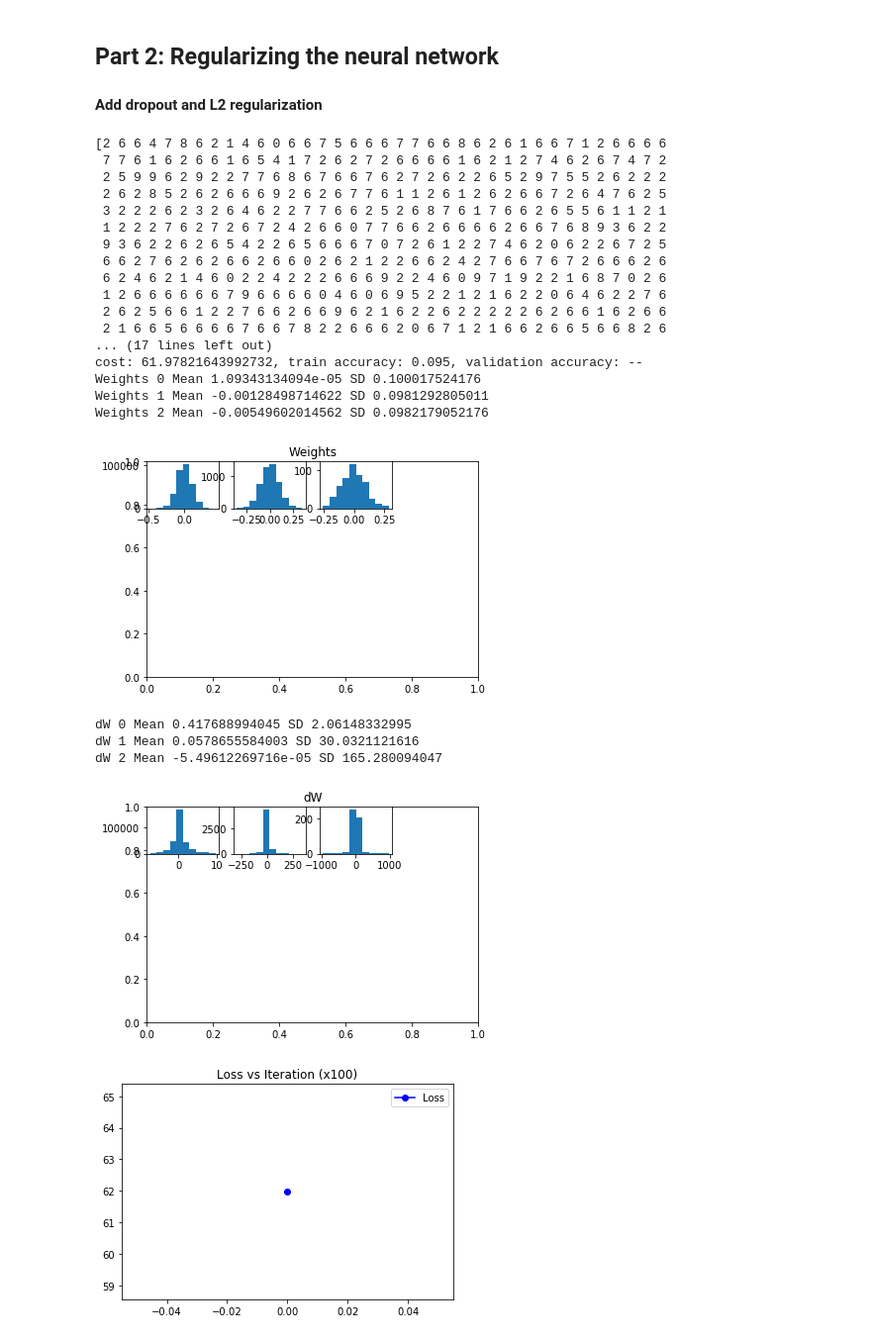
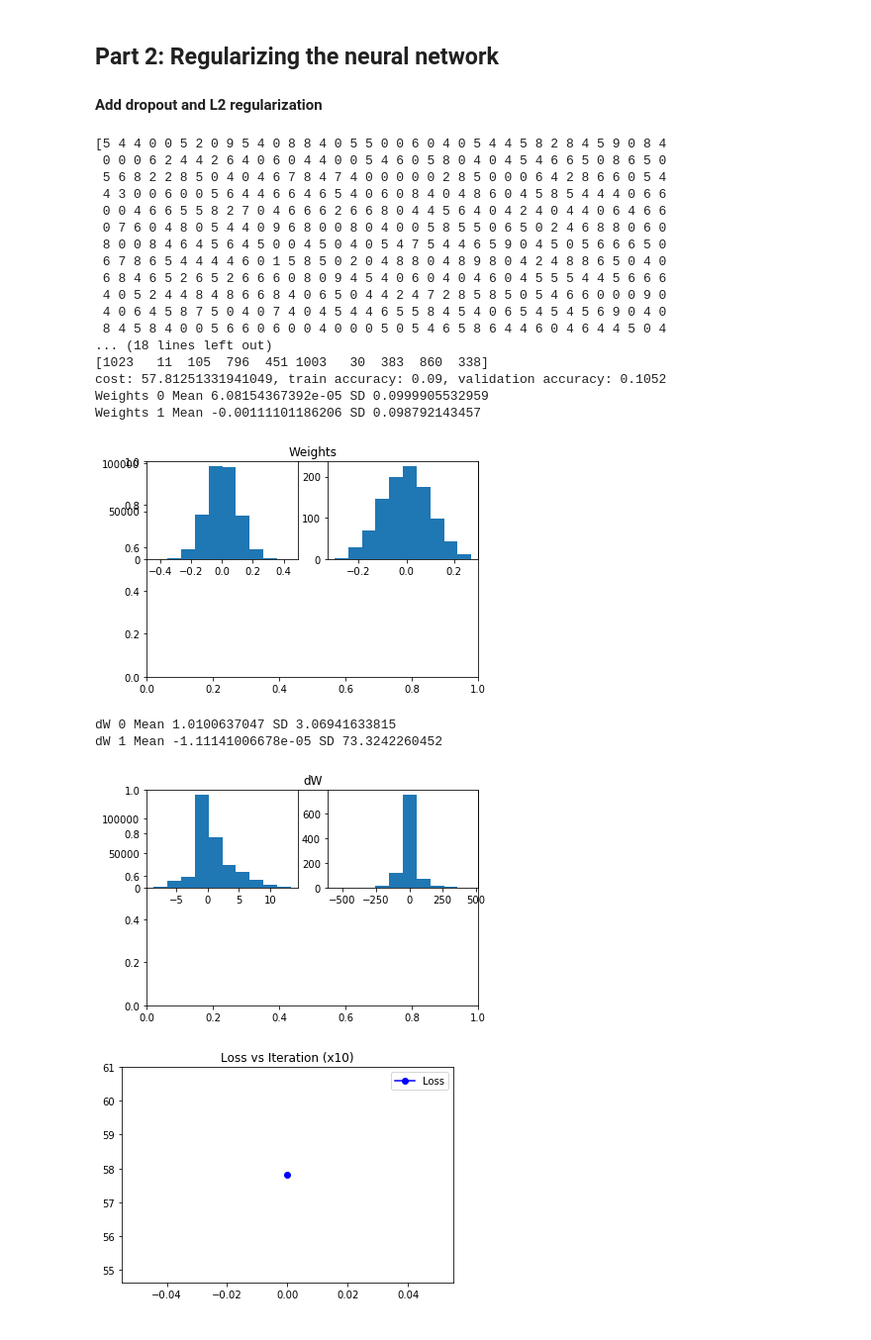
Before and after one commit to rp2707/coms4995-hw1, a Jupyter notebook: HW1-uni.ipynb, the cells around one changed output. Shown at 99% size. Drawn from its saved outputs; the diff is of its cells as text; code cells hidden in the pictures.

Commit message:
added validation accuracy checks

```diff
--- a/HW1-uni.ipynb
+++ b/HW1-uni.ipynb
@@ -650,7 +689,8 @@ Data loading done
 
 #### Simple fully-connected deep neural network
 # %%
-layer_dimensions = [X_train.shape[0], 100, 50, 10]  # including the input and output layers
+#layer_dimensions = [X_train.shape[0], 100, 50, 50, 20, 10]  # including the input and output layers
+layer_dimensions = [X_train.shape[0], 100, 10]  # including the input and output layers
 NN = NeuralNetwork(layer_dimensions)
 NN.train(X_train, y_train, iters=10, alpha=0.1, batch_size=16, print_every=10)#change back batch_size=10 #!=10 to debug not square
 # %% [output]
@@ -699,29 +742,28 @@ array([100, 200, 300])
 ## Part 2: Regularizing the neural network
 #### Add dropout and L2 regularization
 # %%
-NN2 = NeuralNetwork(layer_dimensions, drop_prob=.25, reg_lambda=.01)
+NN2 = NeuralNetwork(layer_dimensions, drop_prob=.5, reg_lambda=.01)
 NN2.train(X_train, y_train, iters=50000, alpha=0.00001, batch_size=1000, print_every=10)
 # %% [output]
-[2 6 6 4 7 8 6 2 1 4 6 0 6 6 7 5 6 6 6 7 7 6 6 8 6 2 6 1 6 6 7 1 2 6 6 6 6
- 7 7 6 1 6 2 6 6 1 6 5 4 1 7 2 6 2 7 2 6 6 6 6 1 6 2 1 2 7 4 6 2 6 7 4 7 2
- 2 5 9 9 6 2 9 2 2 7 7 6 8 6 7 6 6 7 6 2 7 2 6 2 2 6 5 2 9 7 5 5 2 6 2 2 2
- 2 6 2 8 5 2 6 2 6 6 6 9 2 6 2 6 7 7 6 1 1 2 6 1 2 6 2 6 6 7 2 6 4 7 6 2 5
- 3 2 2 2 6 2 3 2 6 4 6 2 2 7 7 6 6 2 5 2 6 8 7 6 1 7 6 6 2 6 5 5 6 1 1 2 1
- 1 2 2 2 7 6 2 7 2 6 7 2 4 2 6 6 0 7 7 6 6 2 6 6 6 6 2 6 6 7 6 8 9 3 6 2 2
- 9 3 6 2 2 6 2 6 5 4 2 2 6 5 6 6 6 7 0 7 2 6 1 2 2 7 4 6 2 0 6 2 2 6 7 2 5
- 6 6 2 7 6 2 6 2 6 6 2 6 6 0 2 6 2 1 2 2 6 6 2 4 2 7 6 6 7 6 7 2 6 6 6 2 6
- 6 2 4 6 2 1 4 6 0 2 2 4 2 2 2 6 6 6 9 2 2 4 6 0 9 7 1 9 2 2 1 6 8 7 0 2 6
- 1 2 6 6 6 6 6 6 7 9 6 6 6 6 0 4 6 0 6 9 5 2 2 1 2 1 6 2 2 0 6 4 6 2 2 7 6
- 2 6 2 5 6 6 1 2 2 7 6 6 2 6 6 9 6 2 1 6 2 2 6 2 2 2 2 2 6 2 6 6 1 6 2 6 6
- 2 1 6 6 5 6 6 6 6 7 6 6 7 8 2 2 6 6 6 2 0 6 7 1 2 1 6 6 2 6 6 5 6 6 8 2 6
-... (17 lines left out)
-cost: 61.97821643992732, train accuracy: 0.095, validation accuracy: --
-Weights 0 Mean 1.09343134094e-05 SD 0.100017524176
-Weights 1 Mean -0.00128498714622 SD 0.0981292805011
-Weights 2 Mean -0.00549602014562 SD 0.0982179052176
+[5 4 4 0 0 5 2 0 9 5 4 0 8 8 4 0 5 5 0 0 6 0 4 0 5 4 4 5 8 2 8 4 5 9 0 8 4
+ 0 0 0 6 2 4 4 2 6 4 0 6 0 4 4 0 0 5 4 6 0 5 8 0 4 0 4 5 4 6 6 5 0 8 6 5 0
+ 5 6 8 2 2 8 5 0 4 0 4 6 7 8 4 7 4 0 0 0 0 0 2 8 5 0 0 0 6 4 2 8 6 6 0 5 4
+ 4 3 0 0 6 0 0 5 6 4 4 6 6 4 6 5 4 0 6 0 8 4 0 4 8 6 0 4 5 8 5 4 4 4 0 6 6
+ 0 0 4 6 6 5 5 8 2 7 0 4 6 6 6 2 6 6 8 0 4 4 5 6 4 0 4 2 4 0 4 4 0 6 4 6 6
+ 0 7 6 0 4 8 0 5 4 4 0 9 6 8 0 0 8 0 4 0 0 5 8 5 5 0 6 5 0 2 4 6 8 8 0 6 0
+ 8 0 0 8 4 6 4 5 6 4 5 0 0 4 5 0 4 0 5 4 7 5 4 4 6 5 9 0 4 5 0 5 6 6 6 5 0
+ 6 7 8 6 5 4 4 4 4 6 0 1 5 8 5 0 2 0 4 8 8 0 4 8 9 8 0 4 2 4 8 8 6 5 0 4 0
+ 6 8 4 6 5 2 6 5 2 6 6 6 0 8 0 9 4 5 4 0 6 0 4 0 4 6 0 4 5 5 5 4 4 5 6 6 6
+ 4 0 5 2 4 4 8 4 8 6 6 8 4 0 6 5 0 4 4 2 4 7 2 8 5 8 5 0 5 4 6 6 0 0 0 9 0
+ 4 0 6 4 5 8 7 5 0 4 0 7 4 0 4 5 4 4 6 5 5 8 4 5 4 0 6 5 4 5 4 5 6 9 0 4 0
+ 8 4 5 8 4 0 0 5 6 6 0 6 0 0 4 0 0 0 5 0 5 4 6 5 8 6 4 4 6 0 4 6 4 4 5 0 4
+... (18 lines left out)
+[1023   11  105  796  451 1003   30  383  860  338]
+cost: 57.81251331941049, train accuracy: 0.09, validation accuracy: 0.1052
+Weights 0 Mean 6.08154367392e-05 SD 0.0999905532959
+Weights 1 Mean -0.00111101186206 SD 0.098792143457
-[figure, old version]
+[figure, new version]
-dW 0 Mean 0.417688994045 SD 2.06148332995
-dW 1 Mean 0.0578655584003 SD 30.0321121616
-dW 2 Mean -5.49612269716e-05 SD 165.280094047
+dW 0 Mean 1.0100637047 SD 3.06941633815
+dW 1 Mean -1.11141006678e-05 SD 73.3242260452
-[figure, old version]
+[figure, new version]
-[figure, old version]
+[figure, new version]
```
Also changed, not shown: parts of 6 cells of this notebook.
